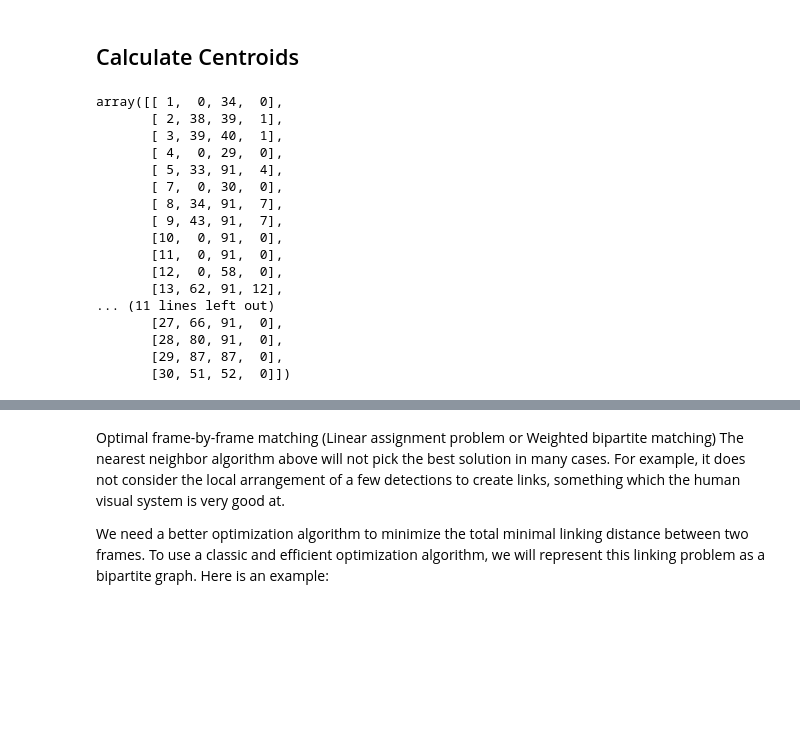
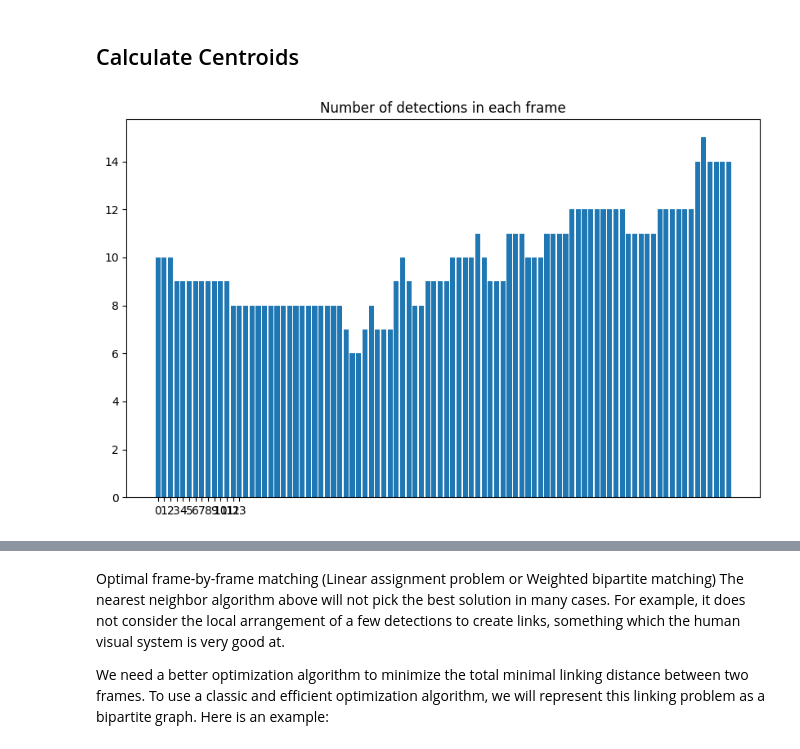
Before and after one commit to KlausYserentant/DLMBL_celltracking, a Jupyter notebook: Linear_assignment.ipynb, the cells around one changed output, grey strips where cells are left out. Cells and saved outputs as stored; diff of their text form; code cells hidden in the pictures; blank space fills up the shorter version.

```diff
--- a/Linear_assignment.ipynb
+++ b/Linear_assignment.ipynb
@@ -66,7 +87,6 @@ centers = skimage.measure.regionprops(centroids[0,0,:,:])
 ## Function to extract trajectories from data
 
 base_path = pathlib.Path("/mnt/shared/celltracking/data/cho/")
-
 
 # read parent-child links from file
 links = np.loadtxt(base_path / "01_GT/TRA" / "man_track.txt", dtype=int)
@@ -77,10 +97,17 @@ centroids = np.stack([imread(xi) for xi in sorted((base_path / "01_GT/TRA").glob
 # extract centroids from annotated image stacks
 centers = skimage.measure.regionprops(centroids[0,0,:,:])
 tracks = []
+centroid_info = []
+cntrs = []
 for t, frame in enumerate(centroids):
     centers = skimage.measure.regionprops(frame)
+    temp = []
     for c in centers:
         tracks.append([c.label, t, int(c.centroid[1]), int(c.centroid[2])])
+        centroid_info.append([c.label, t, int(c.centroid[1]), int(c.centroid[2])])
+        temp.append([int(c.centroid[1]), int(c.centroid[2])])
+
+    cntrs.append(temp)
 
 # constructs graph
 tracks = np.array(tracks)
@@ -102,23 +129,3 @@ tracks = [graph.subgraph(c) for c in networkx.weakly_connected_components(graph)
 
 # remove tracks with 0 edges
 tracks = [track for track in tracks if len(track.edges)>0]
-# %%
-links
-# %% [output]
-array([[ 1,  0, 34,  0],
-       [ 2, 38, 39,  1],
-       [ 3, 39, 40,  1],
-       [ 4,  0, 29,  0],
-       [ 5, 33, 91,  4],
-       [ 7,  0, 30,  0],
-       [ 8, 34, 91,  7],
-       [ 9, 43, 91,  7],
-       [10,  0, 91,  0],
-       [11,  0, 91,  0],
-       [12,  0, 58,  0],
-       [13, 62, 91, 12],
-... (11 lines left out)
-       [27, 66, 91,  0],
-       [28, 80, 91,  0],
-       [29, 87, 87,  0],
-       [30, 51, 52,  0]])
@@ -136,0 +132,8 @@ def pairwise_euclidian_distance(points0, points1):
+# %%
+plt.figure(figsize=(10,6))
+plt.bar(range(len(cntrs)), [len(xi) for xi in cntrs])
+plt.title(f"Number of detections in each frame")
+plt.xticks(range(len(centers)))
+plt.show();
+# %% [output]
+[figure, added]
```
Also changed, not shown: parts of 23 cells of this notebook, 1 other file.
